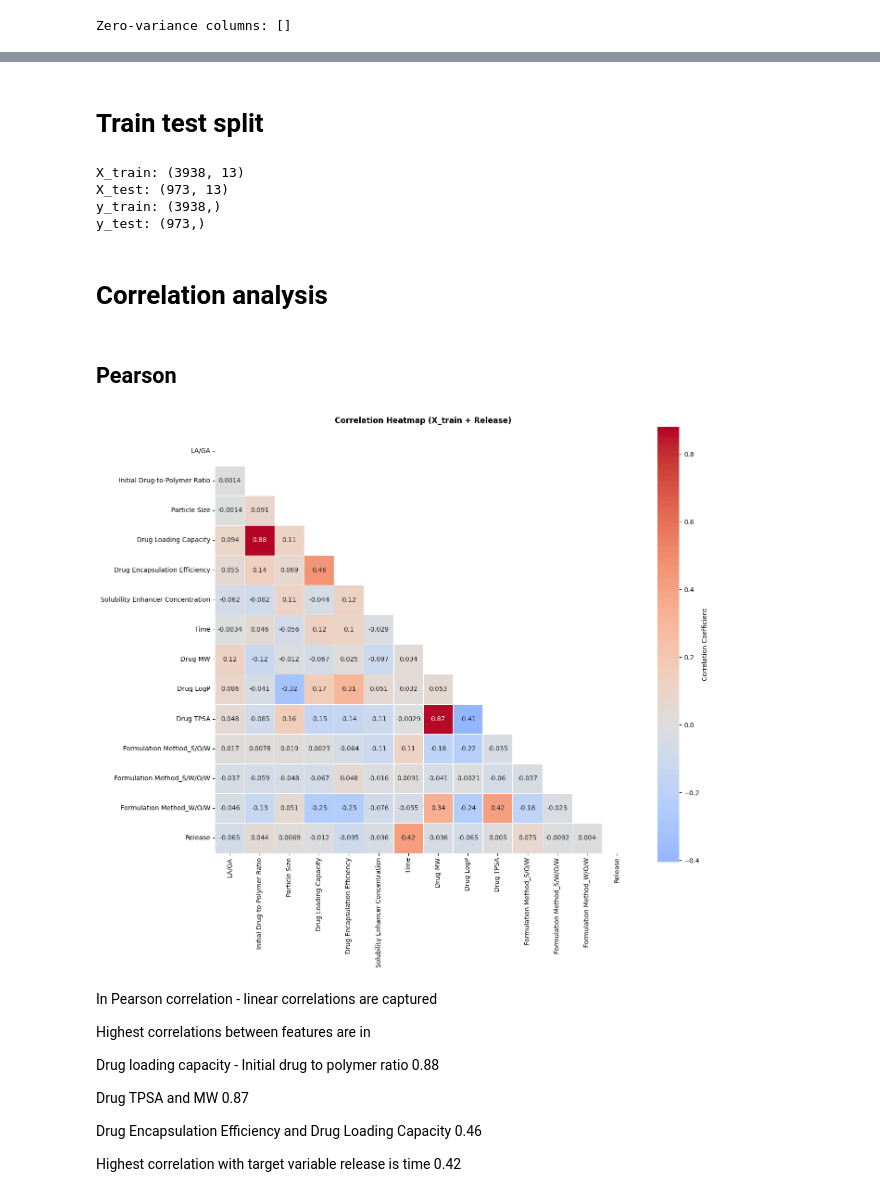
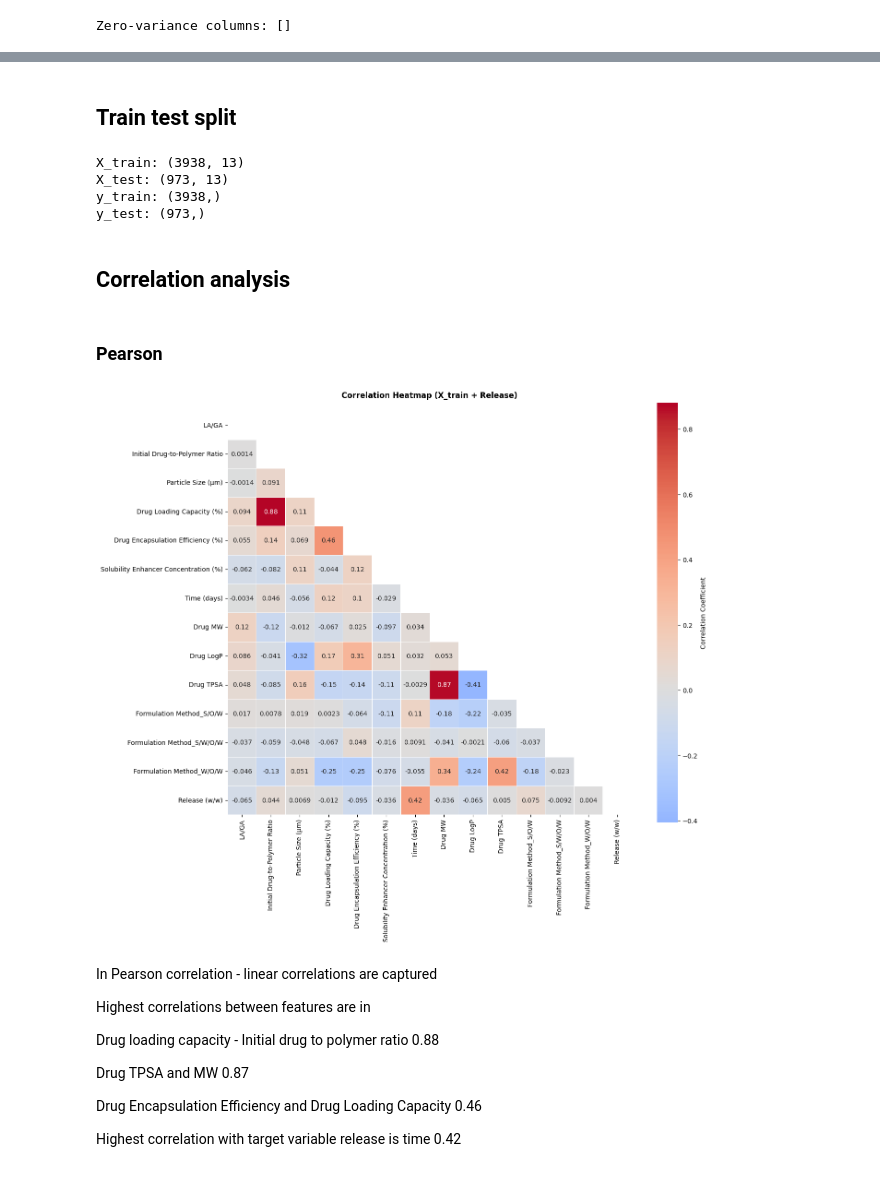
Before and after one commit to semmatoninn/CHE1147, a Jupyter notebook: PLGAmicroparticles_ML Project Code_Group3.ipynb, the cells around one changed output, grey strips where cells are left out. Drawn from its saved outputs; the diff is of its cells as text; code cells hidden in the pictures.

```diff
--- a/PLGAmicroparticles_ML Project Code_Group3.ipynb
+++ b/PLGAmicroparticles_ML Project Code_Group3.ipynb
@@ -61,6 +57,7 @@ MessageError: RangeError: Maximum call stack size exceeded.
 # %%
+!git clone https://github.com/semmatoninn/CHE1147.git
+%cd CHE1147
 import pandas as pd
-
-df = pd.read_excel("mp_dataset_initial(PLGA_MPs).xlsx")
+df = pd.read_excel("mp_dataset_initial.xlsx")
 df.head()
 # %% [output]
@@ -160,7 +172,7 @@ df.isna().sum().sort_values(ascending=False)
 dtype: int64
 # %%
 # Drop columns with too many missing values - 4 columns dropped
-df = df.drop(columns=['PDI', 'Polymer Mn',"Polymer Mw","Polymer Molecular Weight (unit not specified)"])
+df = df.drop(columns=['PDI', 'Polymer Mn (kDa)',"Polymer Mw (kDa)","Polymer Molecular Weight (kDa)"])
 print(f"After dropping columns: the number of columns are {df.shape[1]}")
 # %% [output]
 After dropping columns: the number of columns are 12
@@ -299,10 +311,10 @@ Dataset shape: (4911, 17)
 | 3 | 1 | moxidectin | CC1CC(=CCC2CC(CC3(O2)CC(=NOC)C(C(... | 3.0 | O/W | 0.666667 | ... |
 | 4 | 1 | moxidectin | CC1CC(=CCC2CC(CC3(O2)CC(=NOC)C(C(... | 3.0 | O/W | 0.666667 | ... |
 # %% [markdown]
-# Train test split
+## Train test split
 # %%
 # One-hot encode Formulation Method
-TARGET = "Release"
+TARGET = "Release (w/w)"
 df_encoded = pd.get_dummies(
     df_with_descriptors,
     columns=["Formulation Method"],
@@ -348,37 +360,37 @@ X_test: (973, 13)
 y_train: (3938,)
 y_test: (973,)
 # %% [markdown]
-# Correlation analysis
+## Correlation analysis
 # %% [markdown]
-## Pearson
+### Pearson
 # %%
 df_corr = X_train.copy()
-df_corr["Release"] = y_train.values  # Add target column
+df_corr["Release (w/w)"] = y_train.values  # Add target column
 
 # Compute correlation
 corr_train = df_corr.corr(method="pearson")
 
 plt.figure(figsize=(14, 12))
 
 # Mask upper triangle for cleaner plot
 mask = np.triu(np.ones_like(corr_train, dtype=bool))
 
 sns.heatmap(
     corr_train,
     mask=mask,
     cmap='coolwarm',
     annot=True,   # Set True to show numbers
     center=0,
     square=True,
     linewidths=0.4,
     cbar_kws={'label': 'Correlation Coefficient'}
 )
 
 plt.title("Correlation Heatmap (X_train + Release)", fontweight='bold', pad=20)
 plt.tight_layout()
 plt.show()
 # %% [output]
-[figure, old version]
+[figure, new version]
 # %% [markdown]
 In Pearson correlation - linear correlations are captured
 
```
Also changed, not shown: parts of 50 cells of this notebook.
